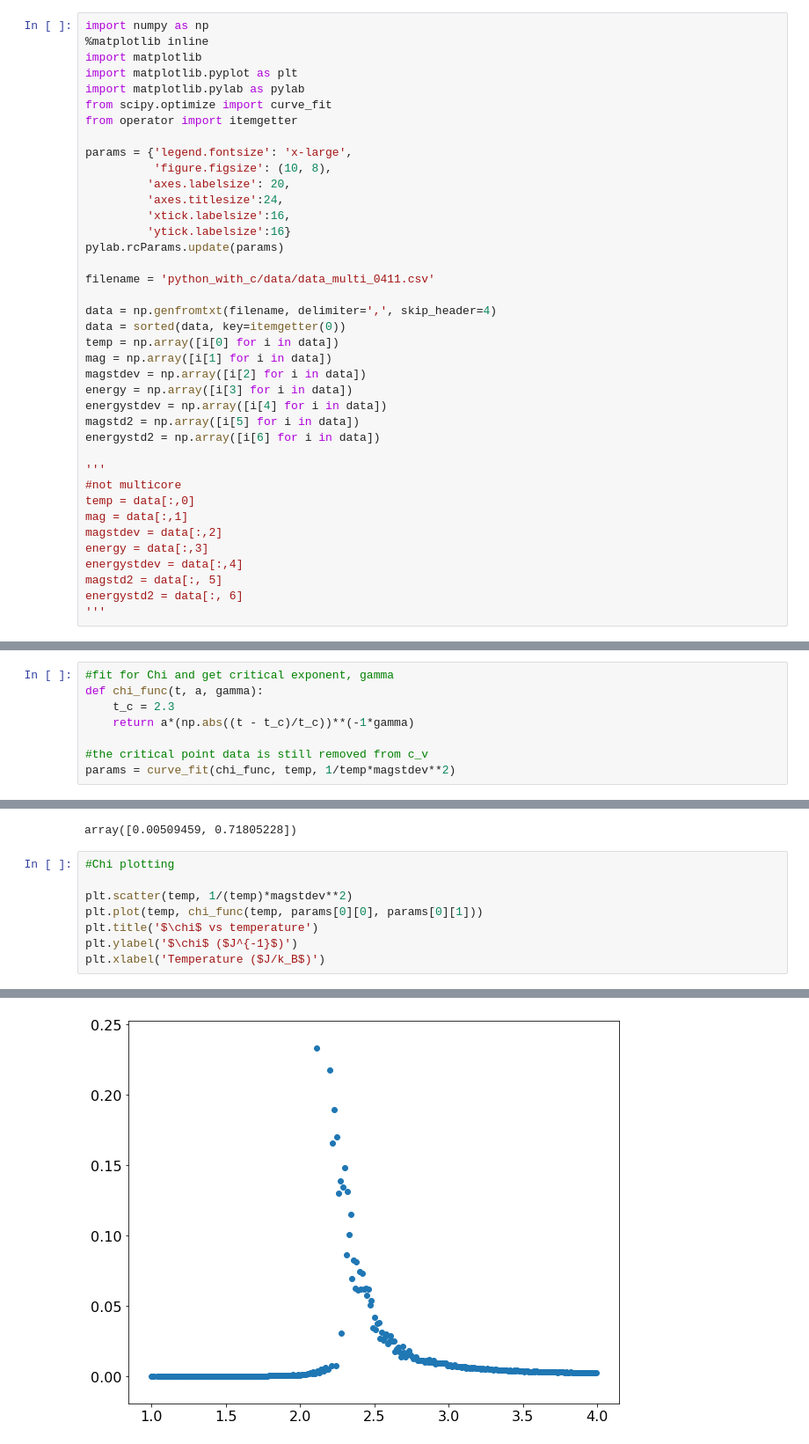
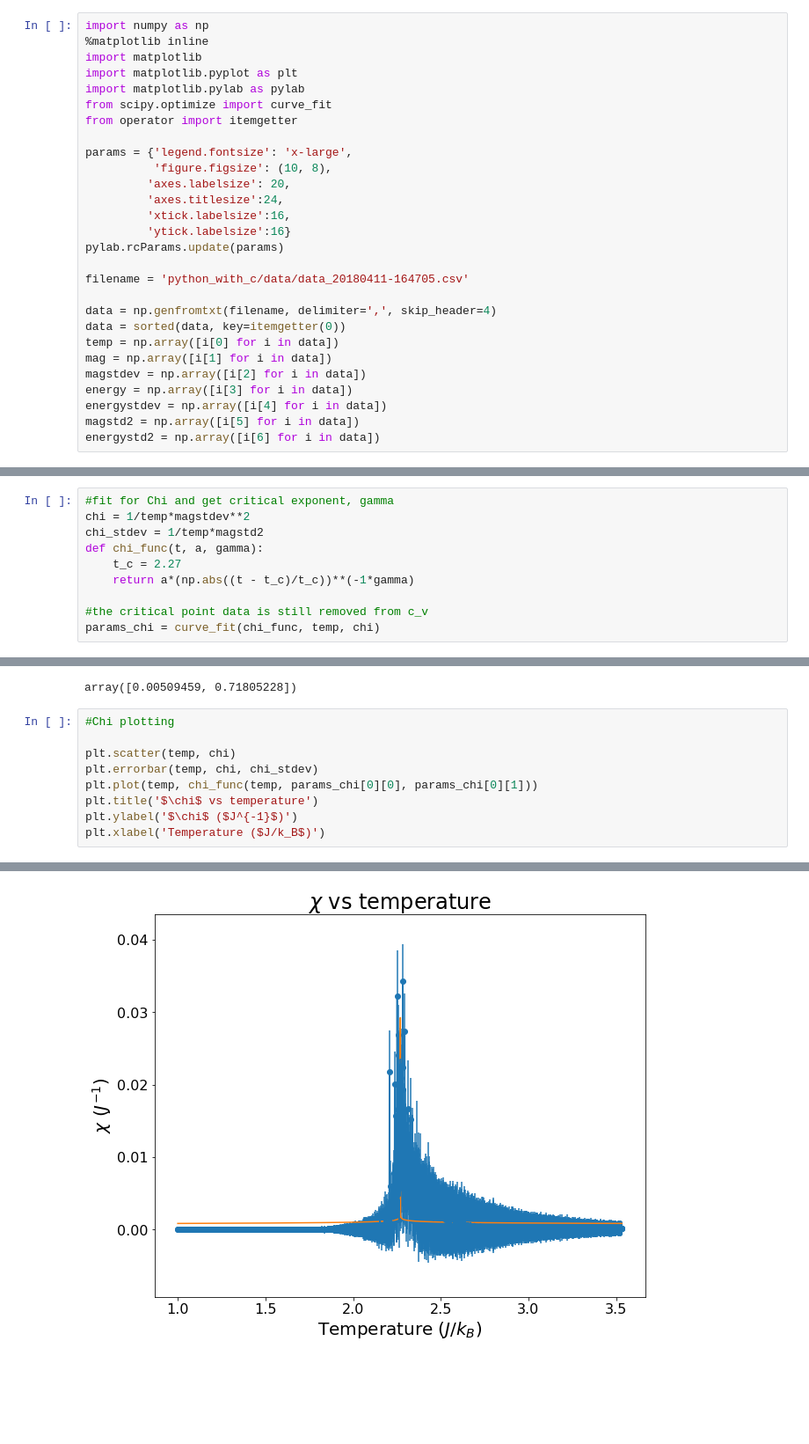
Before and after one commit to yx14/ising, a Jupyter notebook: ising-model-analysis-template.ipynb, the cells around one changed output, grey strips where cells are left out. Shown at 88% size. Drawn from its saved outputs; the diff is of its cells as text; blank space fills up the shorter version.

Commit message:
new params

```diff
--- a/ising-model-analysis-template.ipynb
+++ b/ising-model-analysis-template.ipynb
@@ -19,7 +19,7 @@ params = {'legend.fontsize': 'x-large',
          'ytick.labelsize':16}
 pylab.rcParams.update(params)
 
-filename = 'python_with_c/data/data_multi_0411.csv'
+filename = 'python_with_c/data/data_20180411-164705.csv'
 
 data = np.genfromtxt(filename, delimiter=',', skip_header=4)
 data = sorted(data, key=itemgetter(0))
@@ -30,14 +30,3 @@ energy = np.array([i[3] for i in data])
 energystdev = np.array([i[4] for i in data])
 magstd2 = np.array([i[5] for i in data])
 energystd2 = np.array([i[6] for i in data])
-
-'''
-#not multicore
-temp = data[:,0]
-mag = data[:,1]
-magstdev = data[:,2]
-energy = data[:,3]
-energystdev = data[:,4]
-magstd2 = data[:, 5]
-energystd2 = data[:, 6]
-'''
@@ -148,11 +160,13 @@ len(temp)
 # %%
 #fit for Chi and get critical exponent, gamma
+chi = 1/temp*magstdev**2
+chi_stdev = 1/temp*magstd2
 def chi_func(t, a, gamma):
-    t_c = 2.3
+    t_c = 2.27
     return a*(np.abs((t - t_c)/t_c))**(-1*gamma)
 
 #the critical point data is still removed from c_v
-params = curve_fit(chi_func, temp, 1/temp*magstdev**2)
+params_chi = curve_fit(chi_func, temp, chi)
 # %%
 #get chi^2 of fit and error on gamma
 # %% [output]
@@ -160,8 +174,9 @@ array([0.00509459, 0.71805228])
 # %%
 #Chi plotting
 
-plt.scatter(temp, 1/(temp)*magstdev**2)
-plt.plot(temp, chi_func(temp, params[0][0], params[0][1]))
+plt.scatter(temp, chi)
+plt.errorbar(temp, chi, chi_stdev)
+plt.plot(temp, chi_func(temp, params_chi[0][0], params_chi[0][1]))
 plt.title('$\chi$ vs temperature')
 plt.ylabel('$\chi$ ($J^{-1}$)')
 plt.xlabel('Temperature ($J/k_B$)')
@@ -170 +185 @@ IndexError: index 1 is out of bounds for axis 0 with size 1
-[figure, old version]
+[figure, new version]
```
Also changed, not shown: parts of 22 cells of this notebook, 4 other files.
